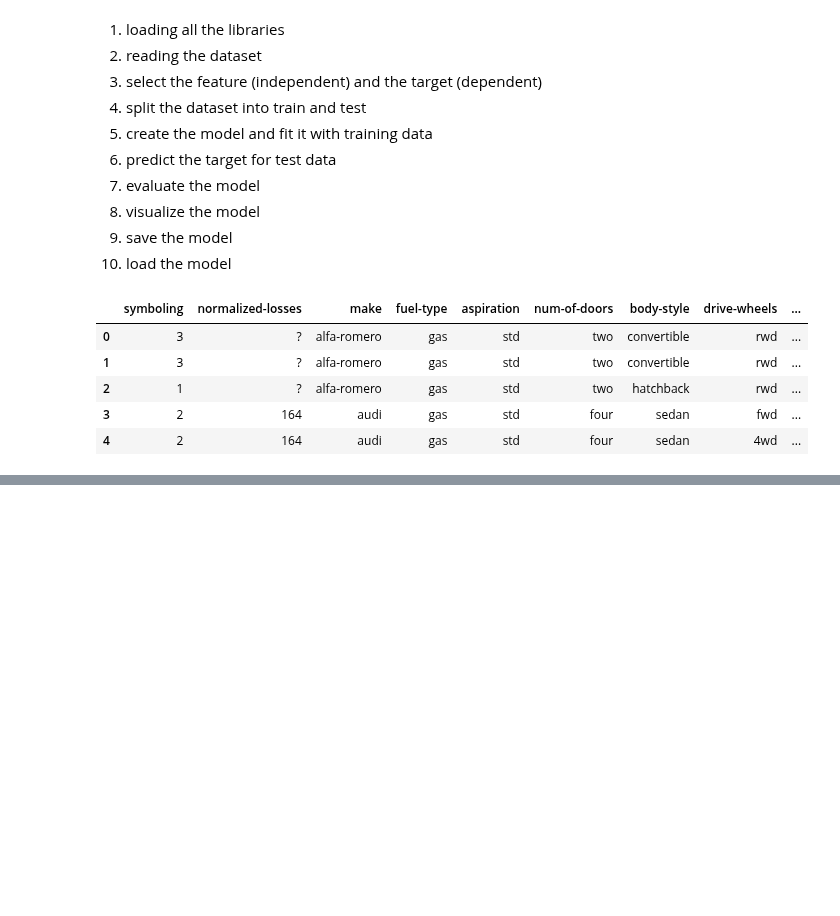
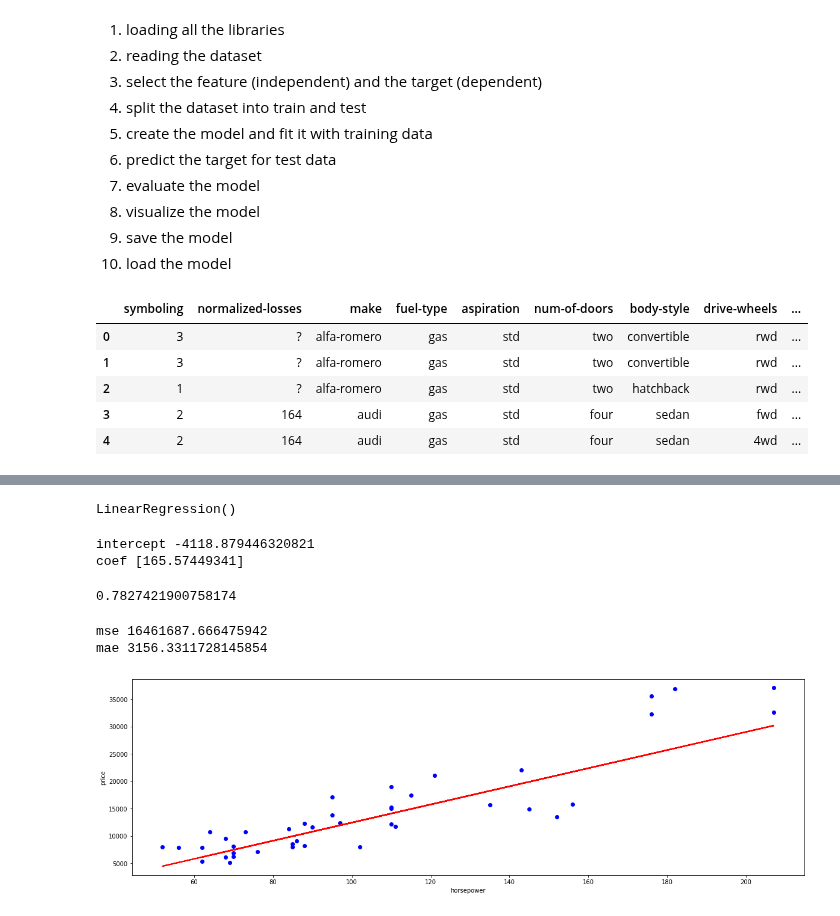
Before and after one commit to digipodium/DP-AUG-ML-630-WSS, a Jupyter notebook: simple_linear_reg2.ipynb, the cells around one changed output, grey strips where cells are left out. Drawn from its saved outputs; the diff is of its cells as text; code cells hidden in the pictures; blank space fills up the shorter version.

```diff
--- a/simple_linear_reg2.ipynb
+++ b/simple_linear_reg2.ipynb
@@ -83,0 +86,23 @@ df[categorical_col]
+# %%
+X = dataset[['horsepower']] # taken as a 2d matrix
+y = dataset['price'] # taken as a 1d matrix
+# %%
+# split the data into train and test in a ratio of 80:20
+X_train, X_test, y_train, y_test = train_test_split(X, y, test_size=0.2, random_state=0)
+# %%
+reg = LinearRegression()
+reg.fit(X_train, y_train)
+# %% [output]
+LinearRegression()
+# %%
+print('intercept',reg.intercept_)
+print('coef',reg.coef_)
+# %% [output]
+intercept -4118.879446320821
+coef [165.57449341]
+# %%
+y_pred = reg.predict(X_test) # predicted values
+# %%
+r2_score(y_test, y_pred) # r2 score : higher the better
+# %% [output]
+0.7827421900758174
@@ -83,0 +112,15 @@ df[categorical_col]
+# %%
+print('mse',mse)
+print('mae',mae)
+# %% [output]
+mse 16461687.666475942
+mae 3156.3311728145854
+# %%
+fig, ax = plt.subplots(figsize=(20,6))
+ax.scatter(X_test, y_test, color='blue')
+ax.plot(X_test, y_pred, color='red', linewidth=2)
+ax.set_xlabel('horsepower')
+ax.set_ylabel('price')
+plt.show()
+# %% [output]
+[figure, added]
```
Also changed, not shown: parts of 12 cells of this notebook, 1 other file.
